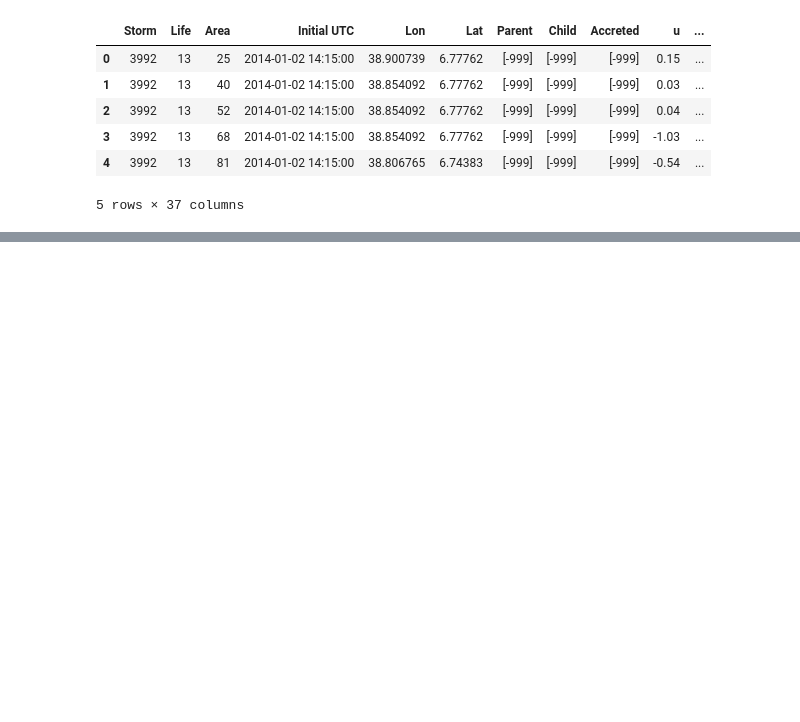
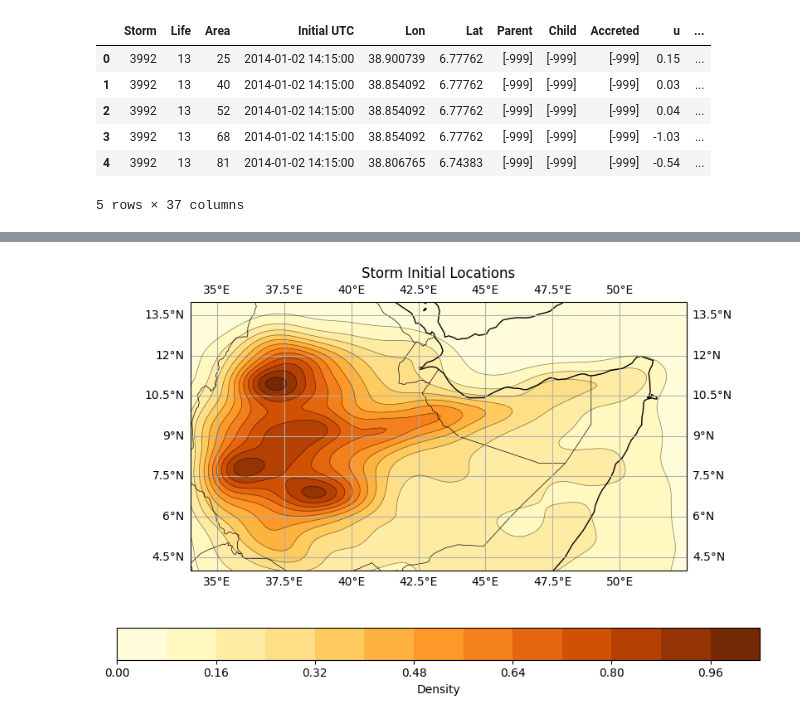
Before and after one commit to seangtkelley/uor-msc-dissertation-xai-african-storms, a Jupyter notebook: src/explore.ipynb, the cells around one changed output, grey strips where cells are left out. Saved outputs shown, nothing was run; the diff lists cells and outputs as text; code cells hidden in the pictures; blank space fills up the shorter version.

```diff
--- a/src/explore.ipynb
+++ b/src/explore.ipynb
@@ -21,0 +42,35 @@ df.head()
+# %%
+import numpy as np
+from scipy.stats import gaussian_kde
+
+# 2D kernel density estimation
+xy = np.vstack([storm_inits["Lon"], storm_inits["Lat"]])
+kde = gaussian_kde(xy)
+xmin, xmax = 34.0, 52.5
+ymin, ymax = 4.0, 14.0
+X, Y = np.mgrid[xmin:xmax:100j, ymin:ymax:100j]
+positions = np.vstack([X.ravel(), Y.ravel()])
+Z = np.reshape(kde(positions).T, X.shape)
+
+# normalize Z for consistent color scaling
+Z /= Z.max()
+
+# setup plot of east africa
+plt.figure(figsize=(10, 6))
+ax = plt.axes(projection=ccrs.PlateCarree())
+ax.coastlines(resolution='50m', color='black', linewidth=1)
+ax.add_feature(cf.BORDERS, linewidth=0.5)
+ax.gridlines(draw_labels=True)
+
+# add filled contours and contour lines
+ctf = ax.contourf(X, Y, Z, levels=15, cmap="YlOrBr")
+ax.contour(X, Y, Z, levels=15, colors='k', linewidths=0.5, alpha=0.5)
+cbar = plt.colorbar(ctf, ax=ax, orientation='horizontal')
+cbar.set_label("Density")
+
+# Styling
+ax.set_title("Storm Initial Locations")
+plt.savefig(config.FIGURES_DIR/"storm_init_kde.png")
+plt.show()
+# %% [output]
+[figure, added]
```
Also changed, not shown: parts of 2 cells of this notebook, 3 other files.
